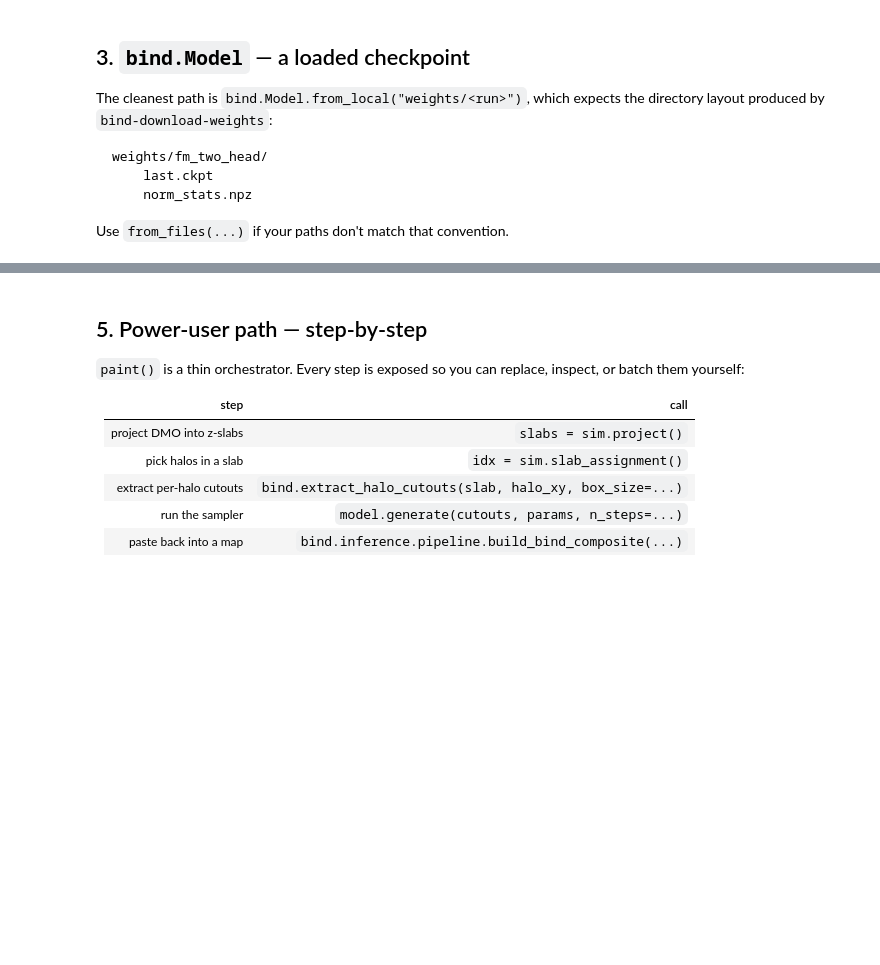
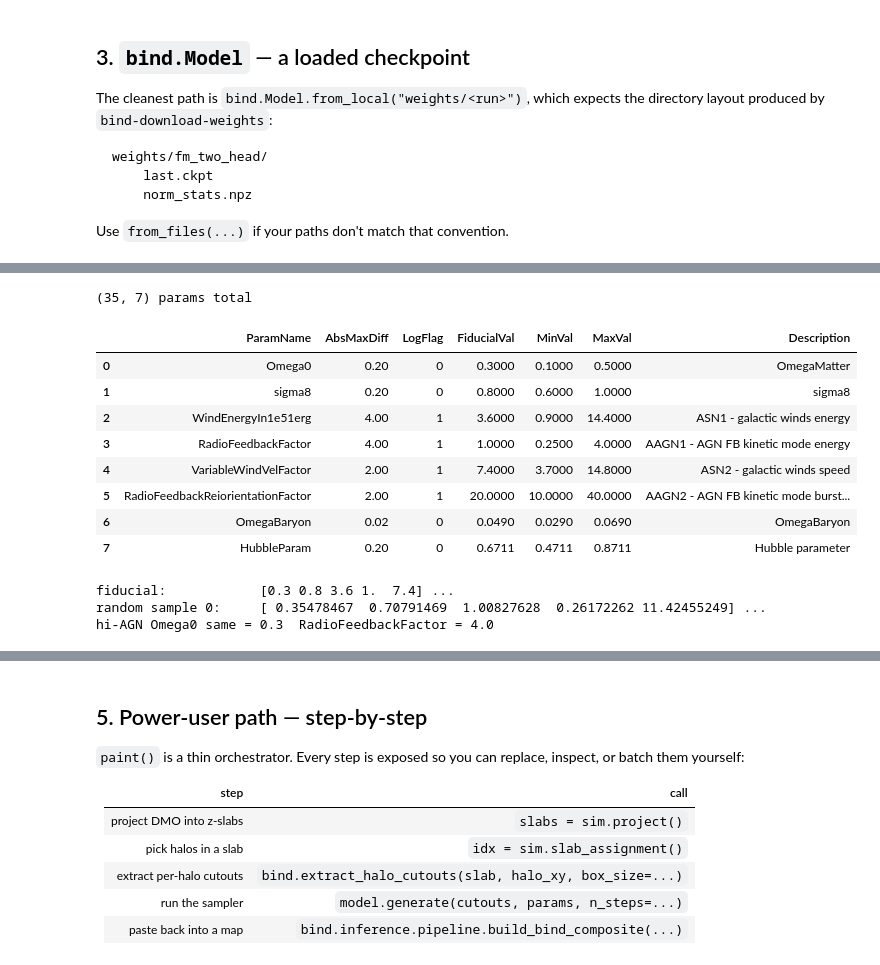
Before and after one commit to Maxelee/BIND, a Jupyter notebook: examples/paint_walkthrough.ipynb, the cells around one changed output, grey strips where cells are left out. Saved outputs shown, nothing was run; the diff lists cells and outputs as text; code cells hidden in the pictures; blank space fills up the shorter version.

```diff
--- a/examples/paint_walkthrough.ipynb
+++ b/examples/paint_walkthrough.ipynb
@@ -137,3 +158,31 @@ The 35-dim `params` vector is the cosmology + astrophysics conditioning vector t
+# %%
+# Inspect the parameter table that ships with the package.
+df = bind.param_dataframe()
+print(df.shape, "params total")
+df.head(8)
+# %% [output]
+(35, 7) params total
+|  | ParamName | AbsMaxDiff | LogFlag | FiducialVal | MinVal | MaxVal | Description |
+| 0 | Omega0 | 0.20 | 0 | 0.3000 | 0.1000 | 0.5000 | OmegaMatter |
+| 1 | sigma8 | 0.20 | 0 | 0.8000 | 0.6000 | 1.0000 | sigma8 |
+| 2 | WindEnergyIn1e51erg | 4.00 | 1 | 3.6000 | 0.9000 | 14.4000 | ASN1 - galactic winds energy |
+| 3 | RadioFeedbackFactor | 4.00 | 1 | 1.0000 | 0.2500 | 4.0000 | AAGN1 - AGN FB kinetic mode energy |
+| 4 | VariableWindVelFactor | 2.00 | 1 | 7.4000 | 3.7000 | 14.8000 | ASN2 - galactic winds speed |
+| 5 | RadioFeedbackReiorientationFactor | 2.00 | 1 | 20.0000 | 10.0000 | 40.0000 | AAGN2 - AGN FB kinetic mode burst... |
+| 6 | OmegaBaryon | 0.02 | 0 | 0.0490 | 0.0290 | 0.0690 | OmegaBaryon |
+| 7 | HubbleParam | 0.20 | 0 | 0.6711 | 0.4711 | 0.8711 | Hubble parameter |
+# %%
+# Three ways to build a parameter vector --------------------------------------
+fid    = bind.fiducial_params()                 # CAMELS-TNG fiducial
+random = bind.random_params(n=4, rng=0)         # 4 random draws from the prior
+hi_AGN = bind.vary_param("RadioFeedbackFactor", fraction=1.0)   # fiducial but max AGN1
+print("fiducial:           ", fid[:5], "...")
+print("random sample 0:    ", random[0, :5], "...")
+print("hi-AGN Omega0 same =", hi_AGN[0], " RadioFeedbackFactor =", hi_AGN[3])
+# %% [output]
+fiducial:            [0.3 0.8 3.6 1.  7.4] ...
+random sample 0:     [ 0.35478467  0.70791469  1.00827628  0.26172262 11.42455249] ...
+hi-AGN Omega0 same = 0.3  RadioFeedbackFactor = 4.0
 # %%
 # CAMELS CV_0 parameter vector
 params = np.loadtxt(
```
Also changed, not shown: parts of 11 cells of this notebook, 18 other files.
